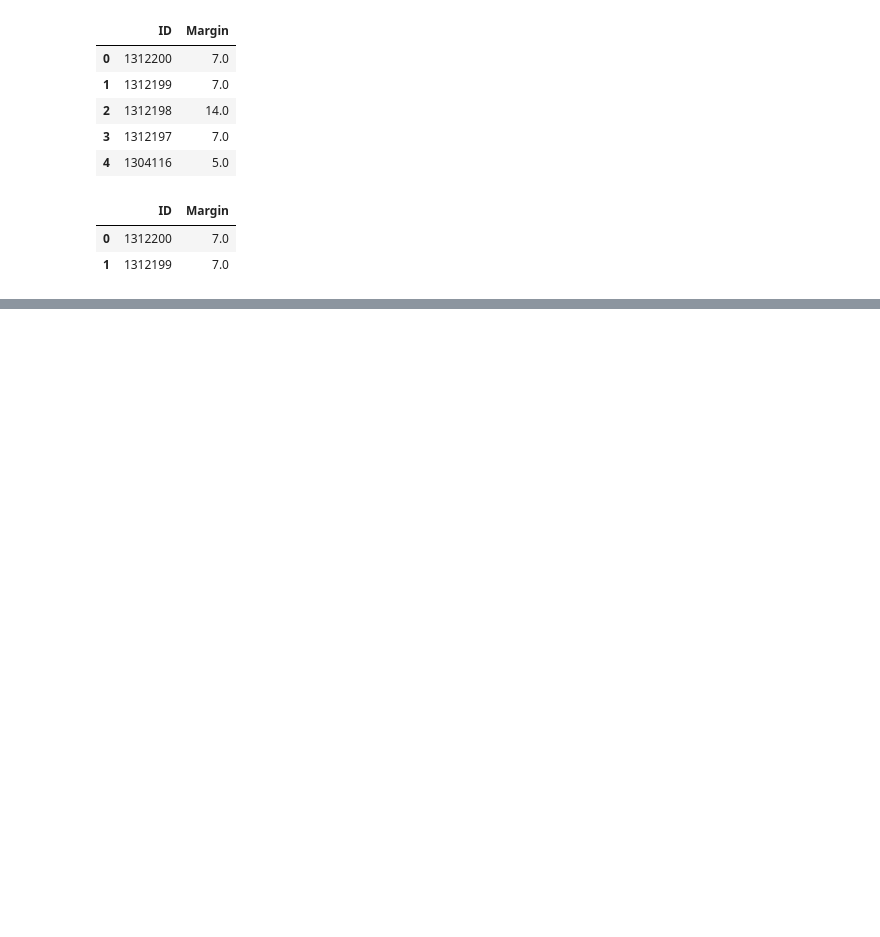
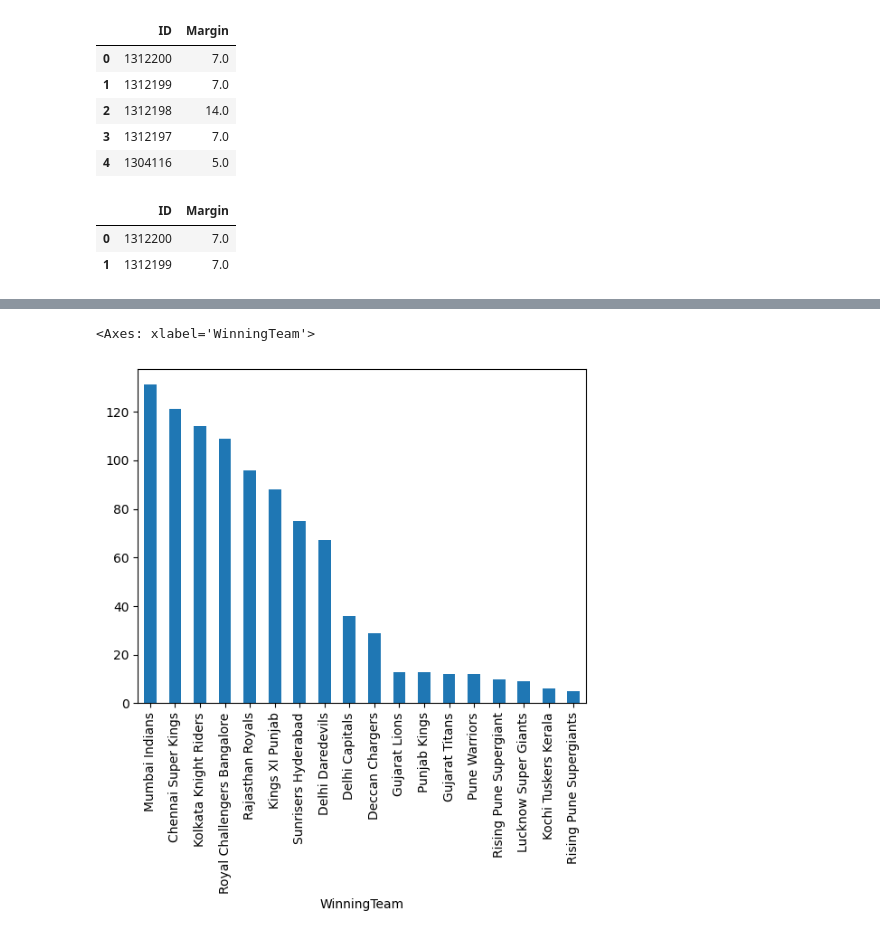
Before and after one commit to NeeleshRanpuriya/Data-Science-Series, a Jupyter notebook: Pandas/Pandas_Day2.ipynb, the cells around one changed output, grey strips where cells are left out. Cells and saved outputs as stored; diff of their text form; code cells hidden in the pictures; blank space fills up the shorter version.

```diff
--- a/Pandas/Pandas_Day2.ipynb
+++ b/Pandas/Pandas_Day2.ipynb
@@ -471,0 +524,4 @@ ipl.select_dtypes(exclude='object').head(2)
+# %%
+#astype
+ipl['ID']=ipl['ID'].astype('Int32')
+ipl.head()
@@ -471,0 +535,6 @@ ipl.select_dtypes(exclude='object').head(2)
+# %%
+# TossDecision plot
+ipl['WinningTeam'].value_counts().plot(kind='bar')
+# %% [output]
+<Axes: xlabel='WinningTeam'>
+[figure, added]
```
Also changed, not shown: parts of 10 cells of this notebook, 1 other file.
